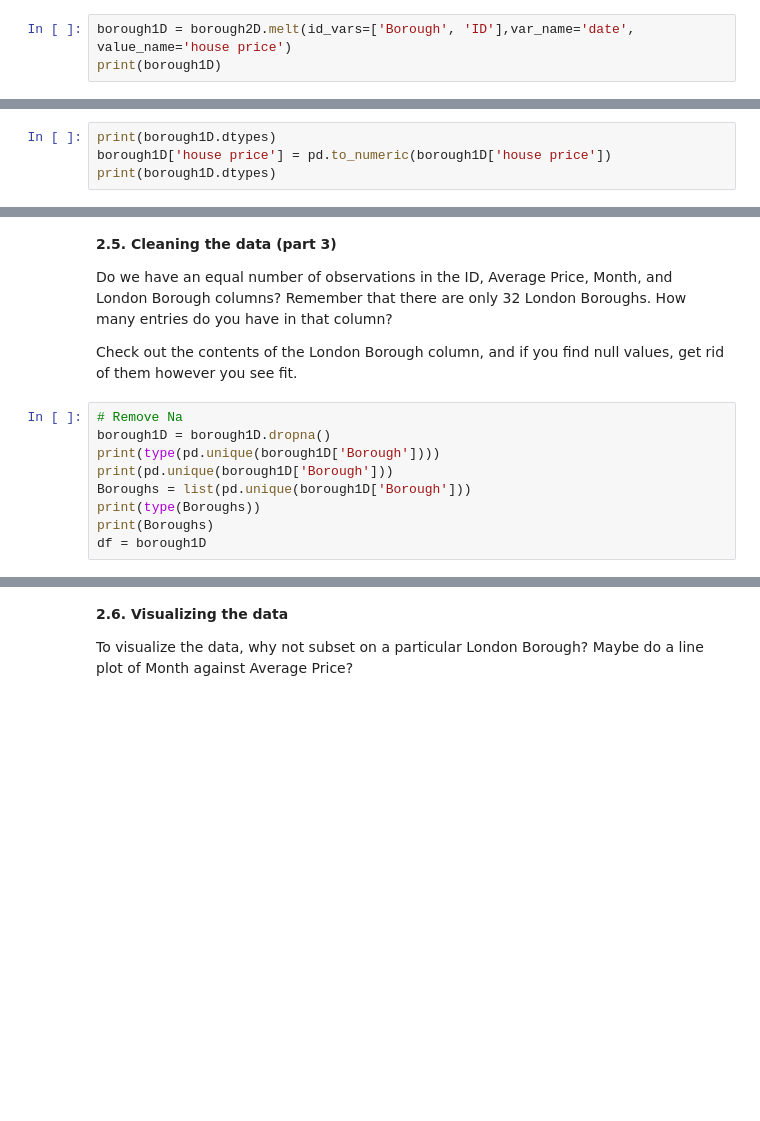
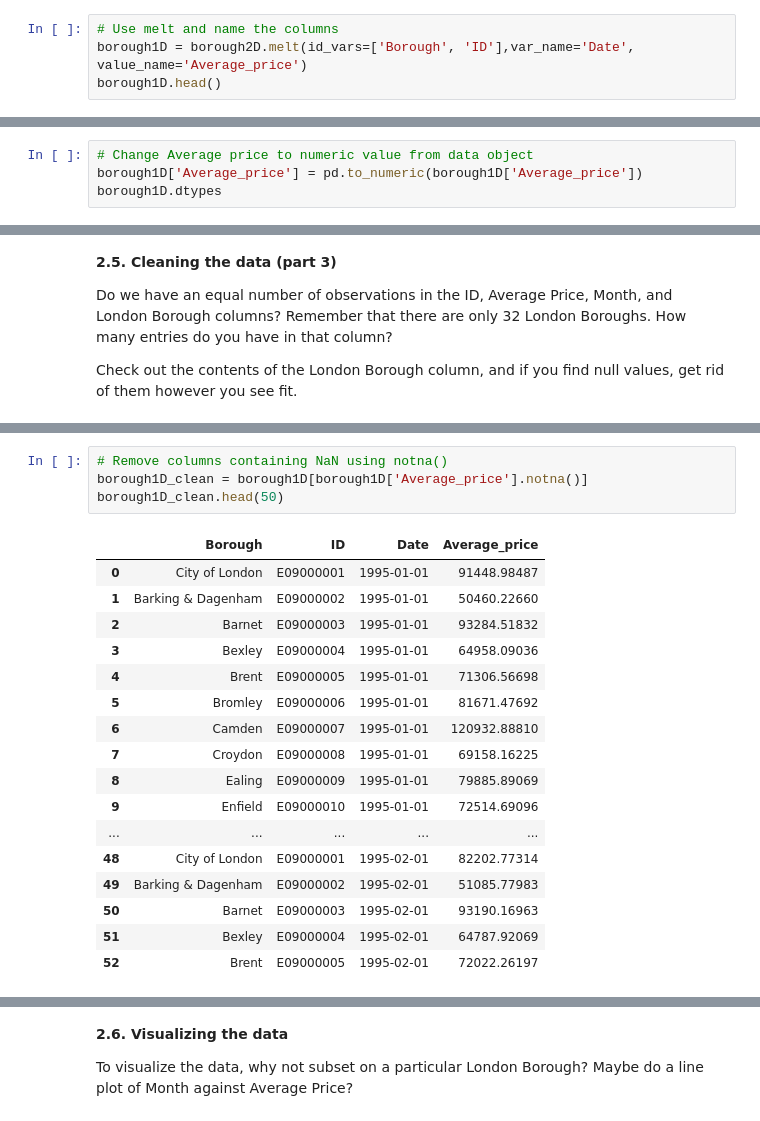
Before and after one commit to loknath332/springboard, a Jupyter notebook: Unit 4 Challenge - Tier 3.ipynb, the cells around one changed output, grey strips where cells are left out. Saved outputs shown, nothing was run; the diff lists cells and outputs as text; blank space fills up the shorter version.

```diff
--- a/Unit 4 Challenge - Tier 3.ipynb
+++ b/Unit 4 Challenge - Tier 3.ipynb
@@ -179,6 +244,7 @@ Remember what Wes McKinney said about tidy data?
 
 You might need to **melt** your DataFrame here.
 # %%
-borough1D = borough2D.melt(id_vars=['Borough', 'ID'],var_name='date', value_name='house price')
-print(borough1D)
+# Use melt and name the columns
+borough1D = borough2D.melt(id_vars=['Borough', 'ID'],var_name='Date', value_name='Average_price')
+borough1D.head()
 # %% [output]
@@ -199,6 +257,2 @@ print(borough1D)
 # %% [markdown]
 Remember to make sure your column data types are all correct. Average prices, for example, should be floating point numbers...
-# %%
-print(borough1D.dtypes)
-borough1D['house price'] = pd.to_numeric(borough1D['house price'])
-print(borough1D.dtypes)
@@ -215,0 +267,4 @@ dtype: object
+# %%
+# Change Average price to numeric value from data object
+borough1D['Average_price'] = pd.to_numeric(borough1D['Average_price'])
+borough1D.dtypes
@@ -219,12 +280,3 @@ dtype: object
 Do we have an equal number of observations in the ID, Average Price, Month, and London Borough columns? Remember that there are only 32 London Boroughs. How many entries do you have in that column?
 
 Check out the contents of the London Borough column, and if you find null values, get rid of them however you see fit.
-# %%
-# Remove Na
-borough1D = borough1D.dropna()
-print(type(pd.unique(borough1D['Borough'])))
-print(pd.unique(borough1D['Borough']))
-Boroughs = list(pd.unique(borough1D['Borough']))
-print(type(Boroughs))
-print(Boroughs)
-df = borough1D
@@ -240,0 +308,22 @@ df = borough1D
+# %%
+# Remove columns containing NaN using notna()
+borough1D_clean = borough1D[borough1D['Average_price'].notna()]
+borough1D_clean.head(50)
+# %% [output]
+|  | Borough | ID | Date | Average_price |
+| 0 | City of London | E09000001 | 1995-01-01 | 91448.98487 |
+| 1 | Barking & Dagenham | E09000002 | 1995-01-01 | 50460.22660 |
+| 2 | Barnet | E09000003 | 1995-01-01 | 93284.51832 |
+| 3 | Bexley | E09000004 | 1995-01-01 | 64958.09036 |
+| 4 | Brent | E09000005 | 1995-01-01 | 71306.56698 |
+| 5 | Bromley | E09000006 | 1995-01-01 | 81671.47692 |
+| 6 | Camden | E09000007 | 1995-01-01 | 120932.88810 |
+| 7 | Croydon | E09000008 | 1995-01-01 | 69158.16225 |
+| 8 | Ealing | E09000009 | 1995-01-01 | 79885.89069 |
+| 9 | Enfield | E09000010 | 1995-01-01 | 72514.69096 |
+| ... | ... | ... | ... | ... |
+| 48 | City of London | E09000001 | 1995-02-01 | 82202.77314 |
+| 49 | Barking & Dagenham | E09000002 | 1995-02-01 | 51085.77983 |
+| 50 | Barnet | E09000003 | 1995-02-01 | 93190.16963 |
+| 51 | Bexley | E09000004 | 1995-02-01 | 64787.92069 |
+| 52 | Brent | E09000005 | 1995-02-01 | 72022.26197 |
```
Also changed, not shown: parts of 55 cells of this notebook.
